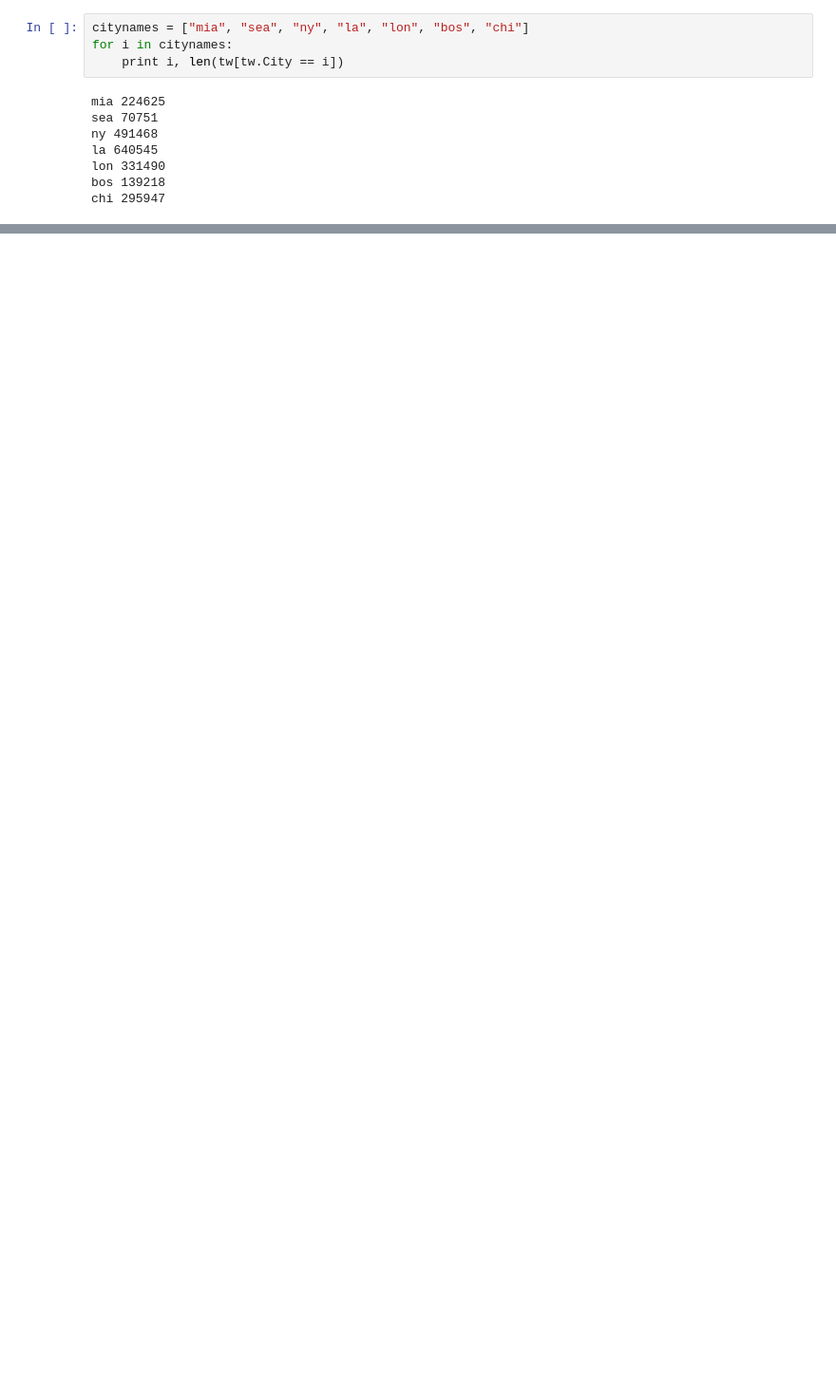
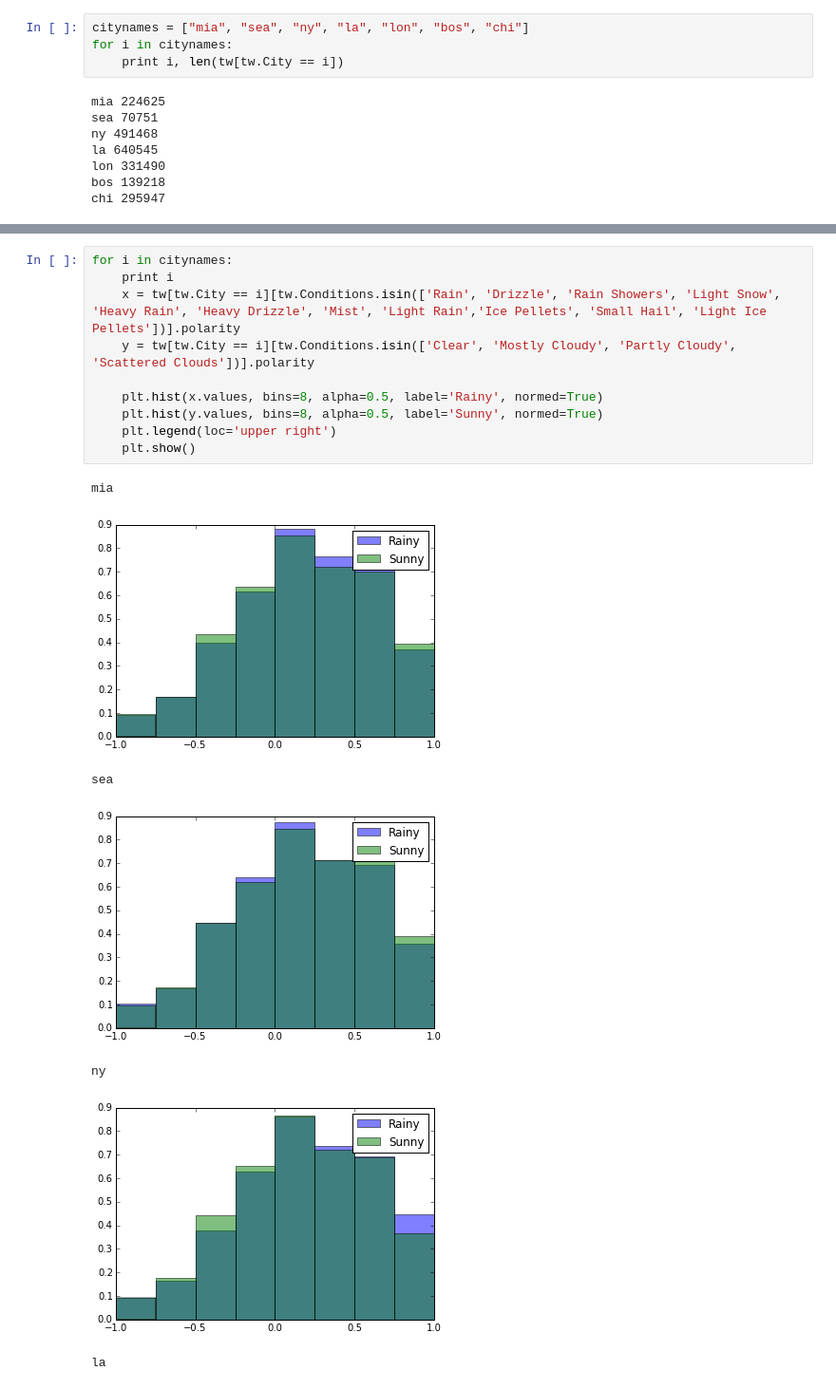
Before and after one commit to a-campbell/Twitter_Weather_Project, a Jupyter notebook: Andrew Analysis.ipynb, the cells around one changed output, grey strips where cells are left out. Shown at 95% size. Drawn from its saved outputs; the diff is of its cells as text; blank space fills up the shorter version.

```diff
--- a/Andrew Analysis.ipynb
+++ b/Andrew Analysis.ipynb
@@ -54,0 +99,18 @@ chi 295947
+# %%
+for i in citynames:
+    print i
+    x = tw[tw.City == i][tw.Conditions.isin(['Rain', 'Drizzle', 'Rain Showers', 'Light Snow', 'Heavy Rain', 'Heavy Drizzle', 'Mist', 'Light Rain','Ice Pellets', 'Small Hail', 'Light Ice Pellets'])].polarity
+    y = tw[tw.City == i][tw.Conditions.isin(['Clear', 'Mostly Cloudy', 'Partly Cloudy', 'Scattered Clouds'])].polarity
+
+    plt.hist(x.values, bins=8, alpha=0.5, label='Rainy', normed=True)
+    plt.hist(y.values, bins=8, alpha=0.5, label='Sunny', normed=True)
+    plt.legend(loc='upper right')
+    plt.show()
+# %% [output]
+mia
+[figure, added]
+sea
+[figure, added]
+ny
+[figure, added]
+la
```
Also changed, not shown: parts of 9 cells of this notebook.
